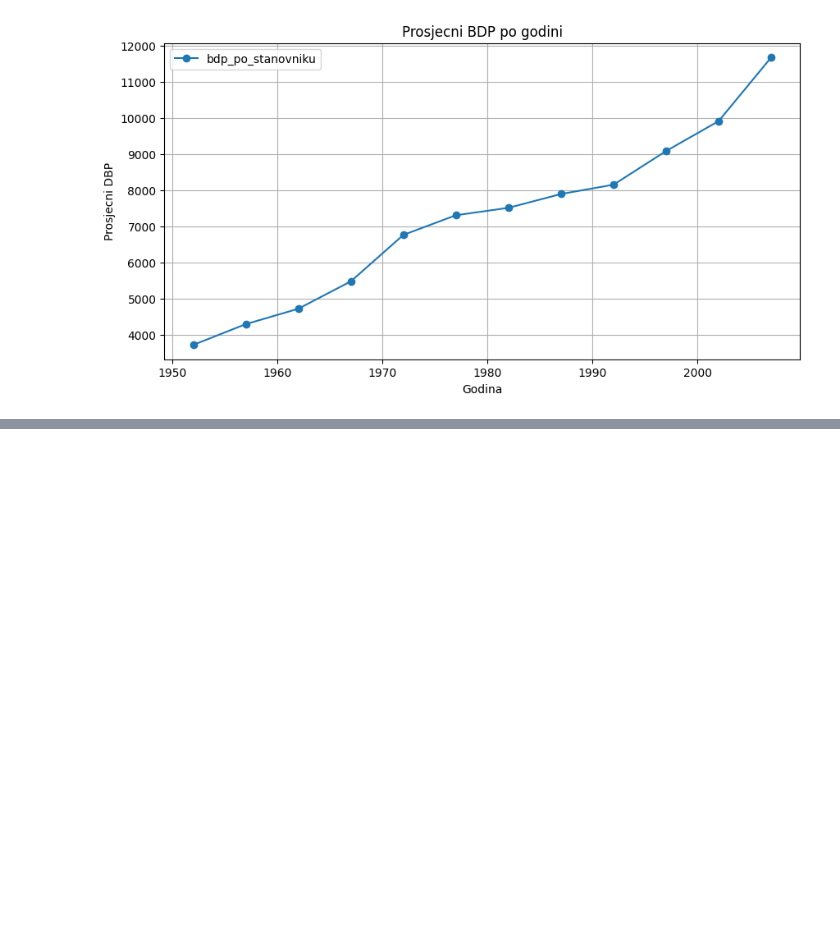
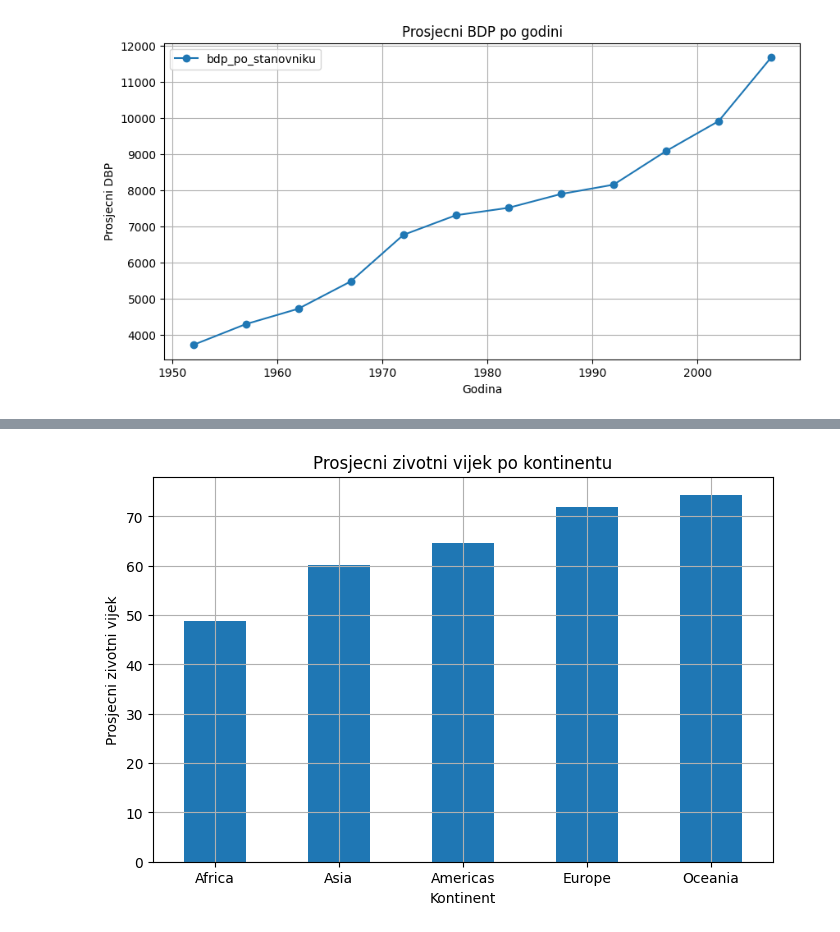
Before and after one commit to python-developer-algebra-klujic/pyds-ponavljanje, a Jupyter notebook: Zadaca.ipynb, the cells around one changed output, grey strips where cells are left out. Drawn from its saved outputs; the diff is of its cells as text; code cells hidden in the pictures; blank space fills up the shorter version.

```diff
--- a/Zadaca.ipynb
+++ b/Zadaca.ipynb
@@ -209,3 +209,17 @@ plt.grid(True)
 plt.show()
 # %% [output]
 [figure]
+# %%
+analiza_po_kontinentu = (
+    df
+    .groupby('kontinent')
+    .agg(
+        prosjecni_zivotni_vijek=('zivotni_vijek', 'mean'),
+        prosjecni_bdp_po_stanovniku=('bdp_po_stanovniku', 'mean'),
+        prosjecno_stanovnistvo=('stanovnistvo', 'mean'),
+        broj_drzava=('drzava', 'nunique'),
+    )
+    .sort_values('prosjecni_zivotni_vijek', ascending=True)
+)
+
+analiza_po_kontinentu
@@ -211,0 +234,14 @@ plt.show()
+# %%
+analiza_po_kontinentu['prosjecni_zivotni_vijek'].plot(
+    kind='bar',
+    figsize=(8, 5),
+    title='Prosjecni zivotni vijek po kontinentu'
+)
+
+plt.xlabel('Kontinent')
+plt.ylabel('Prosjecni zivotni vijek')
+plt.xticks(rotation=0)
+plt.grid(True)
+plt.show()
+# %% [output]
+[figure, added]
```
Also changed, not shown: parts of 2 cells of this notebook.
